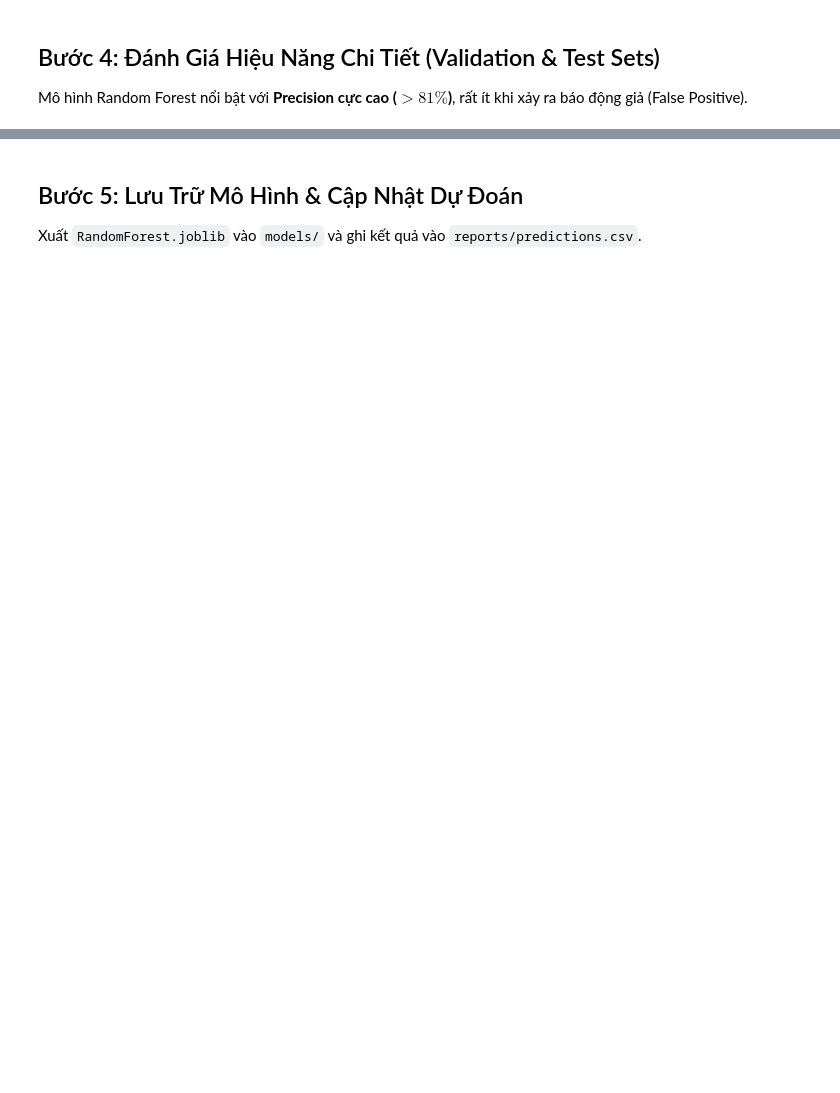
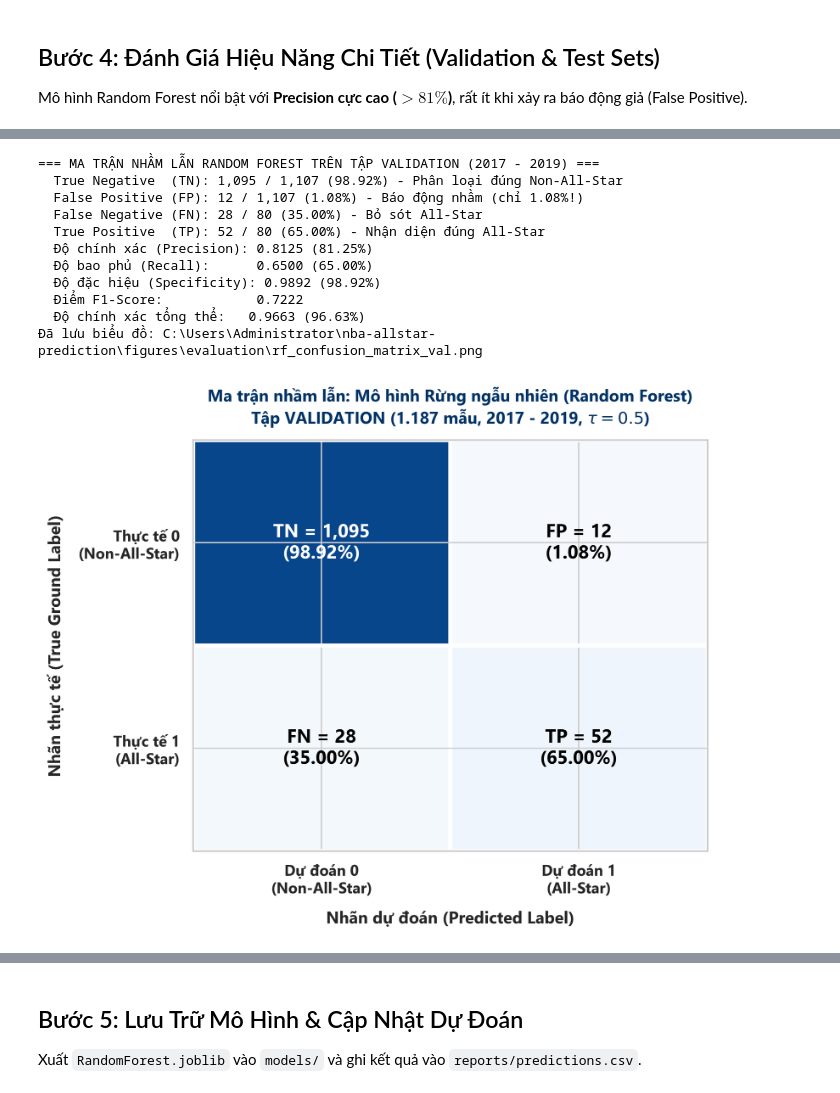
Before and after one commit to LongVoAKAMarcus/nba-allstar-prediction, a Jupyter notebook: notebooks/03_random_forest.ipynb, the cells around one changed output, grey strips where cells are left out. Saved outputs shown, nothing was run; the diff lists cells and outputs as text; code cells hidden in the pictures; blank space fills up the shorter version.

```diff
--- a/notebooks/03_random_forest.ipynb
+++ b/notebooks/03_random_forest.ipynb
@@ -161,0 +157,73 @@ for split_name, X_eval, y_eval in [("Validation (2017-2019)", X_val, y_val), ("T
+# %%
+from sklearn.metrics import confusion_matrix
+import matplotlib.pyplot as plt
+import seaborn as sns
+import numpy as np
+
+# Dự đoán trên tập Validation (2017 - 2019)
+y_val_pred = rf.predict(X_val)
+cm_val = confusion_matrix(y_val, y_val_pred)
+
+tn, fp, fn, tp = cm_val.ravel()
+total_neg = tn + fp
+total_pos = fn + tp
+
+print("=== MA TRẬN NHẦM LẪN RANDOM FOREST TRÊN TẬP VALIDATION (2017 - 2019) ===")
+print(f"  True Negative  (TN): {tn:,} / {total_neg:,} ({tn/total_neg:.2%}) - Phân loại đúng Non-All-Star")
+print(f"  False Positive (FP): {fp:,} / {total_neg:,} ({fp/total_neg:.2%}) - Báo động nhầm (chỉ 1.08%!)")
+print(f"  False Negative (FN): {fn:,} / {total_pos:,} ({fn/total_pos:.2%}) - Bỏ sót All-Star")
+print(f"  True Positive  (TP): {tp:,} / {total_pos:,} ({tp/total_pos:.2%}) - Nhận diện đúng All-Star")
+print(f"  Độ chính xác (Precision): {tp / (tp + fp):.4f} ({tp/(tp+fp):.2%})")
+print(f"  Độ bao phủ (Recall):      {tp / (tp + fn):.4f} ({tp/(tp+fn):.2%})")
+print(f"  Độ đặc hiệu (Specificity): {tn / (tn + fp):.4f} ({tn/(tn+fp):.2%})")
+print(f"  Điểm F1-Score:            {2 * tp / (2 * tp + fp + fn):.4f}")
+print(f"  Độ chính xác tổng thể:   {(tp + tn) / len(y_val):.4f} ({(tp+tn)/len(y_val):.2%})")
+
+# Trực quan hóa Heatmap ma trận nhầm lẫn Random Forest trên tập Validation
+fig, ax = plt.subplots(figsize=(7, 5.8), dpi=300)
+im = ax.imshow(cm_val, cmap=plt.cm.Blues, aspect="auto", vmin=0, vmax=1200)
+
+labels = [
+    [f"TN = {tn:,}\n({tn/total_neg:.2%})", f"FP = {fp:,}\n({fp/total_neg:.2%})"],
+    [f"FN = {fn:,}\n({fn/total_pos:.2%})", f"TP = {tp:,}\n({tp/total_pos:.2%})"]
+]
+
+ax.set_xticks([0, 1])
+ax.set_yticks([0, 1])
+ax.set_xticklabels(["Dự đoán 0\n(Non-All-Star)", "Dự đoán 1\n(All-Star)"], fontsize=11, fontweight="bold")
+ax.set_yticklabels(["Thực tế 0\n(Non-All-Star)", "Thực tế 1\n(All-Star)"], fontsize=11, fontweight="bold")
+ax.set_xlabel("Nhãn dự đoán (Predicted Label)", fontsize=12, fontweight="bold", labelpad=10)
+ax.set_ylabel("Nhãn thực tế (True Ground Label)", fontsize=12, fontweight="bold", labelpad=10)
+ax.set_title("Ma trận nhầm lẫn: Mô hình Rừng ngẫu nhiên (Random Forest)\nTập VALIDATION (1.187 mẫu, 2017 - 2019, $\\tau = 0.5$)",
+             fontsize=12, fontweight="bold", color="#003366", pad=12)
+
+for r in range(2):
+    for c in range(2):
+        val = cm_val[r, c]
+        color = "white" if val > 600 else "black"
+        ax.text(c, r, labels[r][c], ha="center", va="center", fontsize=13.5, fontweight="bold", color=color)
+
+ax.set_xticks(np.arange(-0.5, 2, 1), minor=True)
+ax.set_yticks(np.arange(-0.5, 2, 1), minor=True)
+ax.grid(which="minor", color="white", linestyle="-", linewidth=3)
+ax.tick_params(which="minor", bottom=False, left=False)
+
+plt.tight_layout()
+fig_val_path = ROOT_DIR / "figures" / "evaluation" / "rf_confusion_matrix_val.png"
+fig_val_path.parent.mkdir(parents=True, exist_ok=True)
+plt.savefig(fig_val_path, dpi=300, bbox_inches="tight")
+print(f"Đã lưu biểu đồ: {fig_val_path}")
+plt.show()
+# %% [output]
+=== MA TRẬN NHẦM LẪN RANDOM FOREST TRÊN TẬP VALIDATION (2017 - 2019) ===
+  True Negative  (TN): 1,095 / 1,107 (98.92%) - Phân loại đúng Non-All-Star
+  False Positive (FP): 12 / 1,107 (1.08%) - Báo động nhầm (chỉ 1.08%!)
+  False Negative (FN): 28 / 80 (35.00%) - Bỏ sót All-Star
+  True Positive  (TP): 52 / 80 (65.00%) - Nhận diện đúng All-Star
+  Độ chính xác (Precision): 0.8125 (81.25%)
+  Độ bao phủ (Recall):      0.6500 (65.00%)
+  Độ đặc hiệu (Specificity): 0.9892 (98.92%)
+  Điểm F1-Score:            0.7222
+  Độ chính xác tổng thể:   0.9663 (96.63%)
+Đã lưu biểu đồ: C:\Users\Administrator\nba-allstar-prediction\figures\evaluation\rf_confusion_matrix_val.png
+[figure, added]
```
Also changed, not shown: parts of 9 cells of this notebook, 21 other files.
